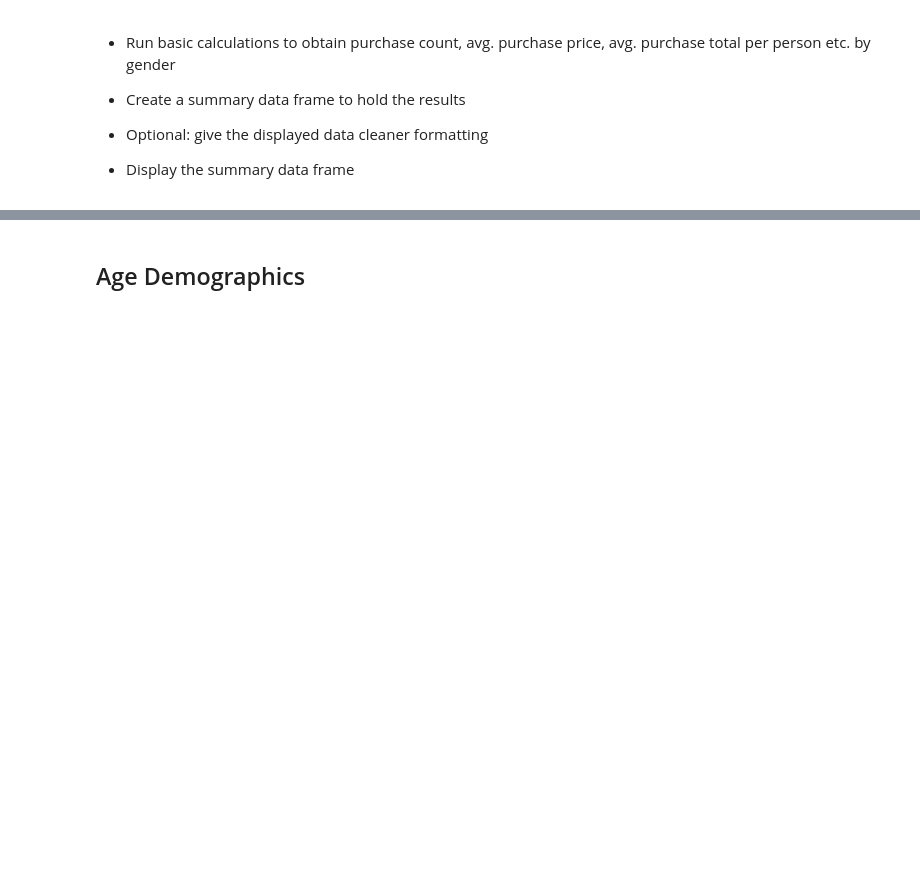
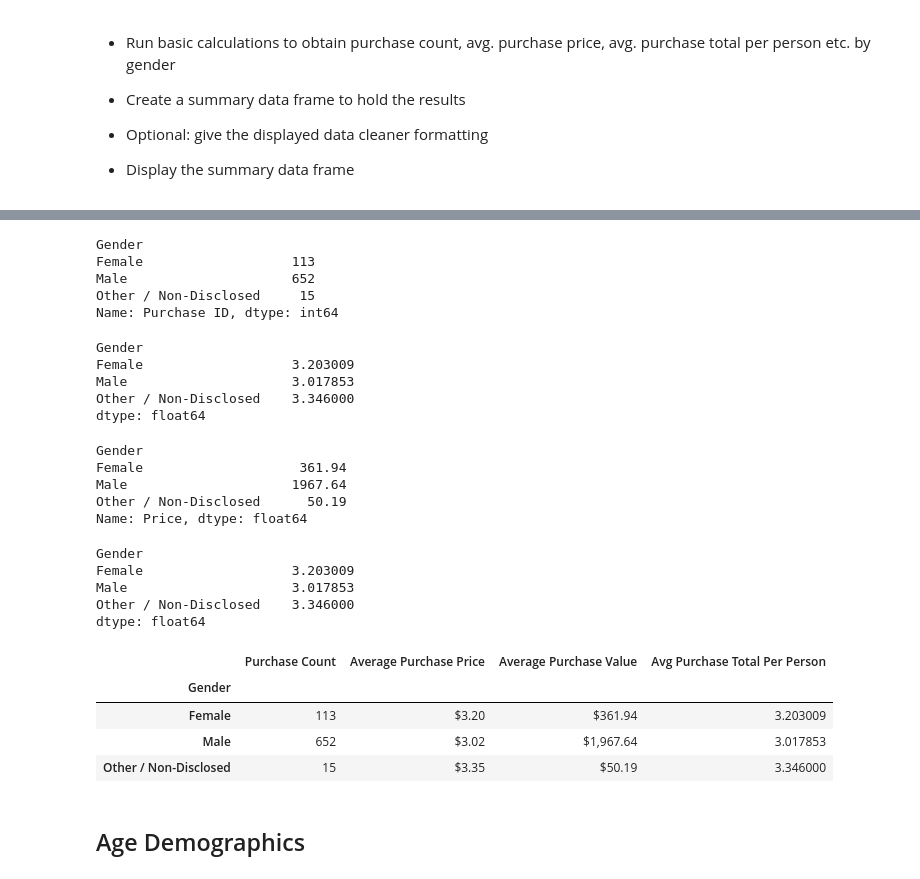
Before and after one commit to gcanales85/Pandas-challenge, a Jupyter notebook: Pandas.ipynb, the cells around one changed output, grey strips where cells are left out. Cells and saved outputs as stored; diff of their text form; code cells hidden in the pictures; blank space fills up the shorter version.

```diff
--- a/Pandas.ipynb
+++ b/Pandas.ipynb
@@ -106,3 +114,58 @@ summary_dataframe.style.format({'Average Price':"${:,.2f}",
+# %%
+purchase_count = purchase_data.groupby('Gender').count()['Purchase ID']
+purchase_count
+# %% [output]
+Gender
+Female                   113
+Male                     652
+Other / Non-Disclosed     15
+Name: Purchase ID, dtype: int64
+# %%
+avg_purchase_price = purchase_data.groupby('Gender').sum()['Price']/ purchase_count
+avg_purchase_price
+# %% [output]
+Gender
+Female                   3.203009
+Male                     3.017853
+Other / Non-Disclosed    3.346000
+dtype: float64
+# %%
+purchase_value_gender = purchase_data.groupby('Gender').sum()['Price']
+purchase_value_gender
+# %% [output]
+Gender
+Female                    361.94
+Male                     1967.64
+Other / Non-Disclosed      50.19
+Name: Price, dtype: float64
+# %%
+Totals_per_person= purchase_value_gender/gender_count
+Totals_per_person
+# %% [output]
+Gender
+Female                   3.203009
+Male                     3.017853
+Other / Non-Disclosed    3.346000
+dtype: float64
+# %%
+summary_purchasing_table = pd.DataFrame ({"Purchase Count": purchase_count,
+                                          "Average Purchase Price": avg_purchase_price,
+                                          "Average Purchase Value": purchase_value_gender,
+                                          "Avg Purchase Total Per Person": Totals_per_person})
+summary_purchasing_table
+
+summary_purchasing_table.index.rename('Gender', inplace=True)
+
+
+summary_purchasing_table.style.format({"Average Purchase Price":"${:,.2f}",
+                                       "Average Purchase Value":"${:,.2f}",
+                                       "Average Purchase Total Per Person":"${:,.2f}"})
+# %% [output]
+|  | Purchase Count | Average Purchase Price | Average Purchase Value | Avg Purchase Total Per Person |
+| Gender |  |  |  |  |
+| Female | 113 | $3.20 | $361.94 | 3.203009 |
+| Male | 652 | $3.02 | $1,967.64 | 3.017853 |
+| Other / Non-Disclosed | 15 | $3.35 | $50.19 | 3.346000 |
 # %% [markdown]
 ## Age Demographics
 # %% [markdown]
```
Also changed, not shown: parts of 8 cells of this notebook.
